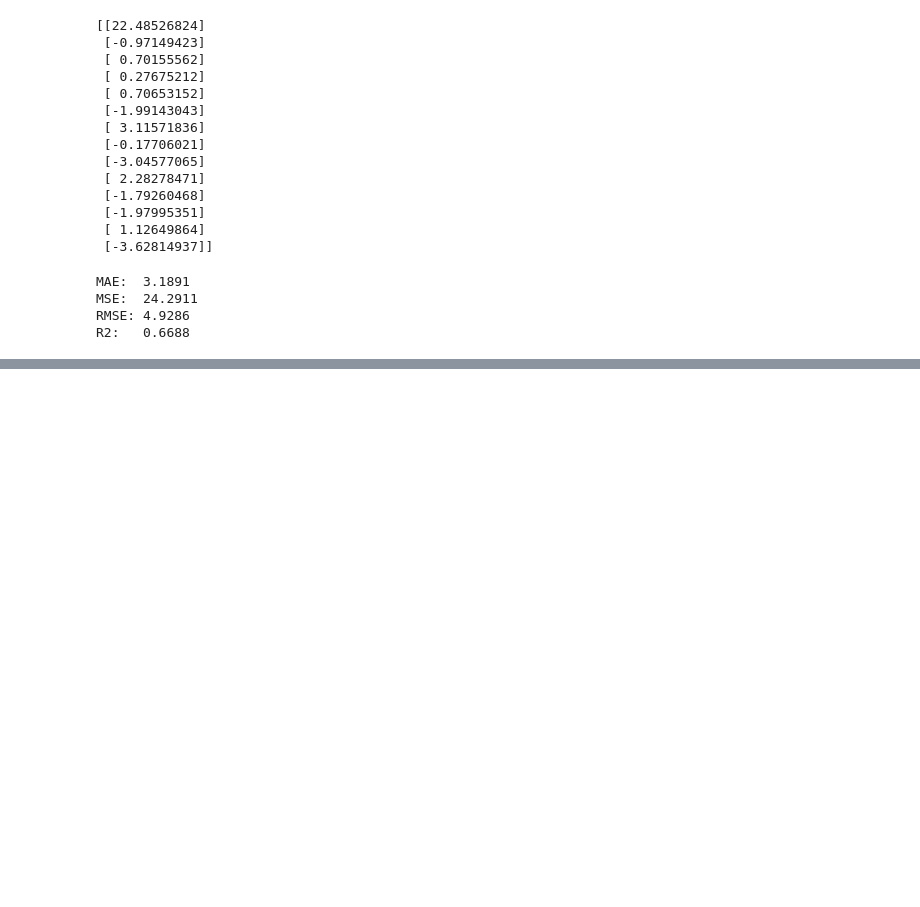
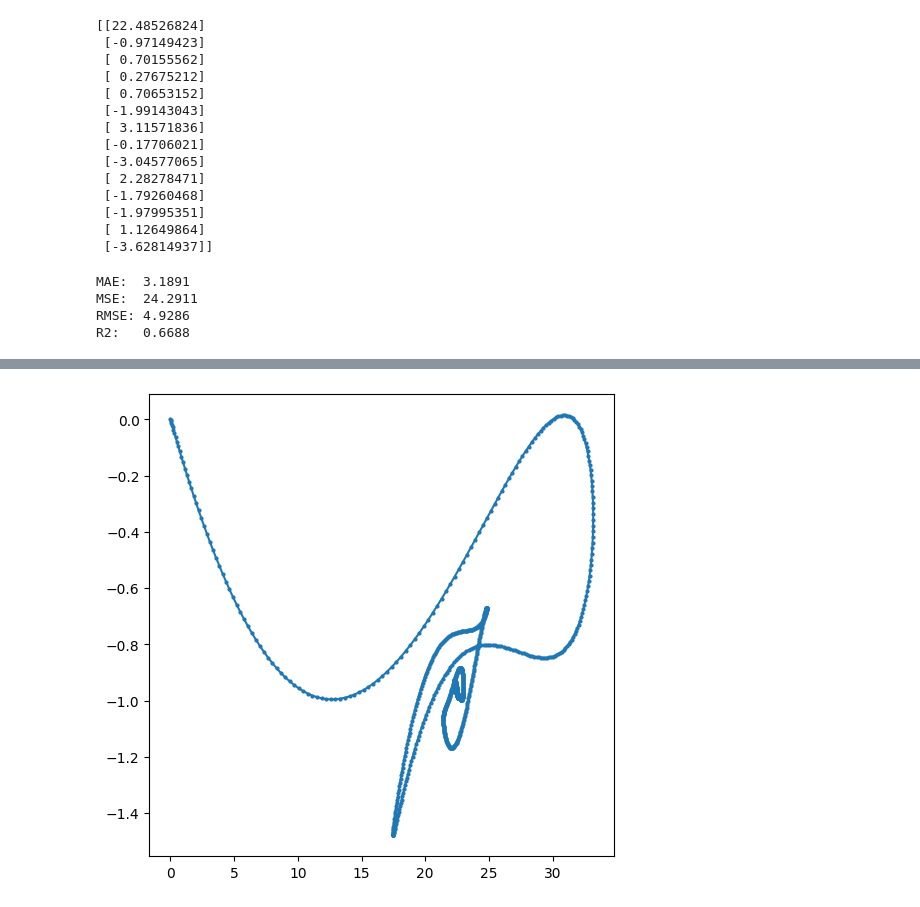
Before and after one commit to rowwmayn/ML-and-DL-Optimisation-Methods, a Jupyter notebook: 01. Linear Regression Optimisation/05_Momentum_Descent.ipynb, the cells around one changed output, grey strips where cells are left out. Saved outputs shown, nothing was run; the diff lists cells and outputs as text; code cells hidden in the pictures; blank space fills up the shorter version.

```diff
--- a/01. Linear Regression Optimisation/05_Momentum_Descent.ipynb
+++ b/01. Linear Regression Optimisation/05_Momentum_Descent.ipynb
@@ -177,0 +201,11 @@ plt.show()
+# %%
+# Theta Relation Plotting
+thetas_numpied = np.array(thetas);
+import matplotlib.pyplot as plt
+
+plt.figure(figsize=(6,6))  # square plot for clarity
+plt.plot(thetas_numpied[:,0], thetas_numpied[:,1], marker='o', markersize=2, linestyle='-');
+
+#plt.plot(thetas_numpied[:,1], thetas_numpied[:,2], marker='o', markersize=2, linestyle='-');
+# %% [output]
+[figure, added]
```
Also changed, not shown: parts of 2 cells of this notebook, 2 other files.
